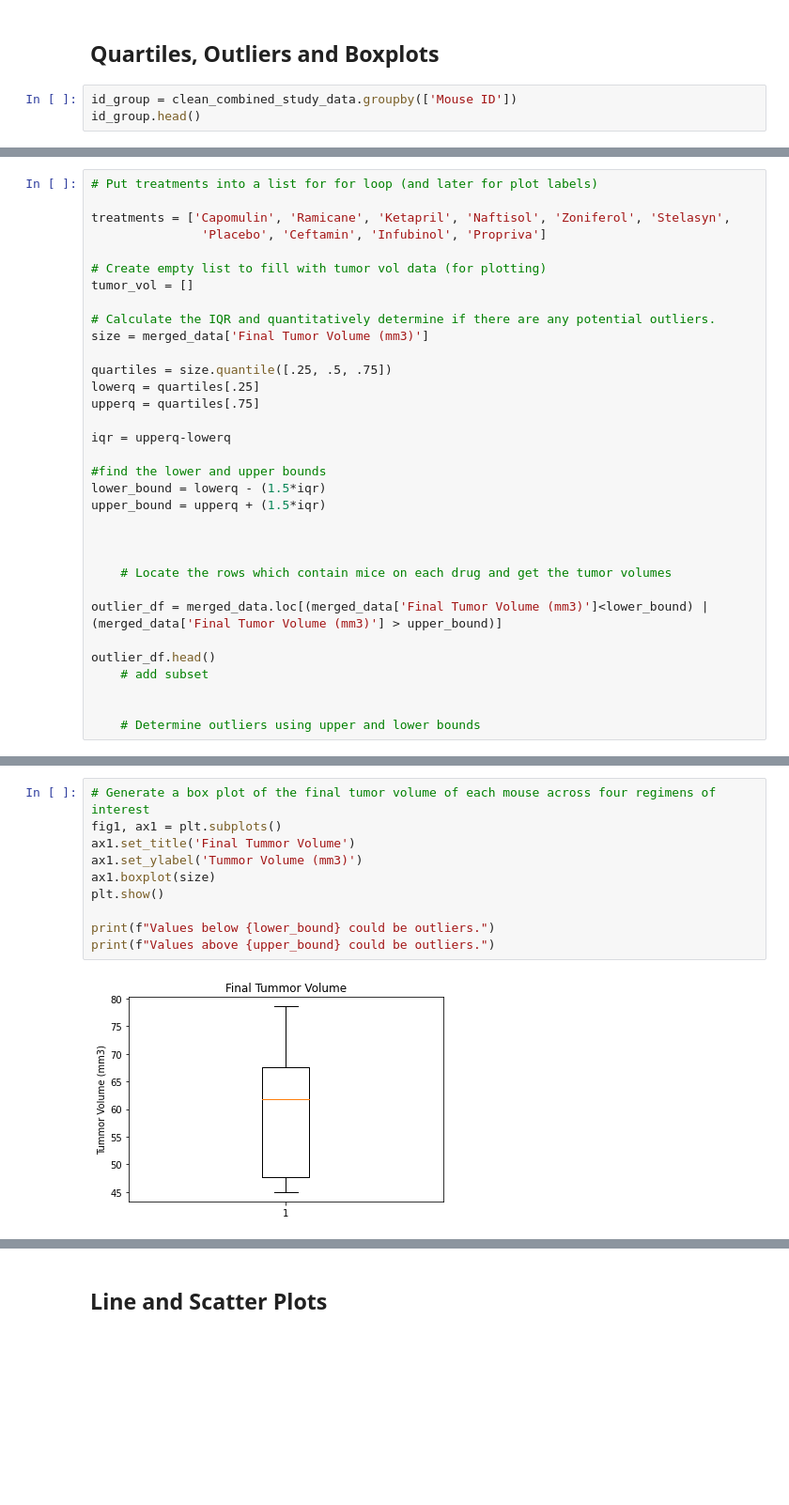
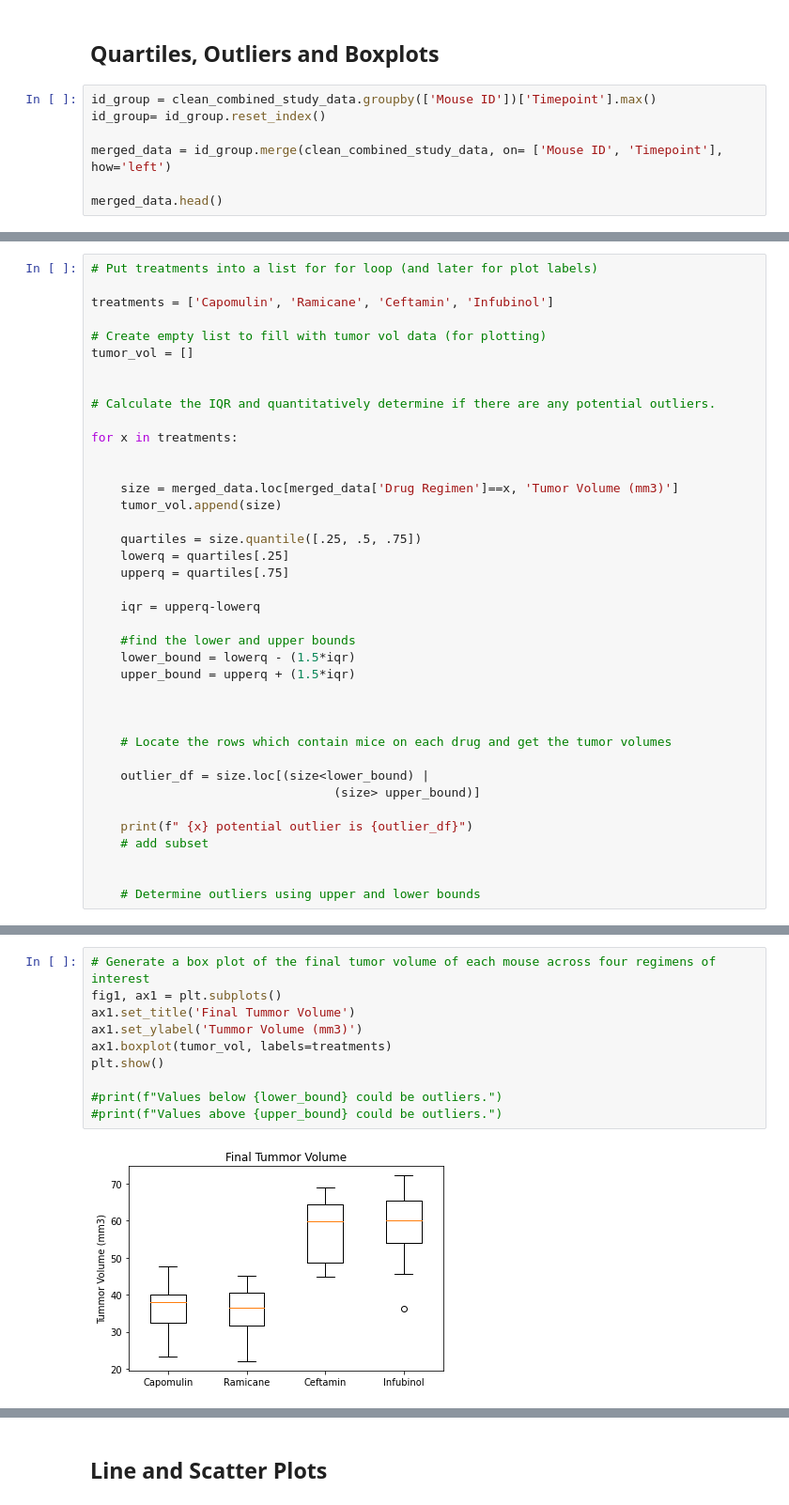
Before and after one commit to hamiltojogo/pymaceutical_tumor_treatment_analysis, a Jupyter notebook: pymaceuticals_starter.ipynb, the cells around one changed output, grey strips where cells are left out. Shown at 94% size. Drawn from its saved outputs; the diff is of its cells as text; blank space fills up the shorter version.

Commit message:
correcting errors to the final tumor vol and outlier calculations

```diff
--- a/pymaceuticals_starter.ipynb
+++ b/pymaceuticals_starter.ipynb
@@ -238,6 +238,10 @@ plt.show()
 # %% [markdown]
 ## Quartiles, Outliers and Boxplots
 # %%
-id_group = clean_combined_study_data.groupby(['Mouse ID'])
-id_group.head()
+id_group = clean_combined_study_data.groupby(['Mouse ID'])['Timepoint'].max()
+id_group= id_group.reset_index()
+
+merged_data = id_group.merge(clean_combined_study_data, on= ['Mouse ID', 'Timepoint'], how='left')
+
+merged_data.head()
 # %% [output]
@@ -288,32 +254,38 @@ merged_data.head()
 # %%
 # Put treatments into a list for for loop (and later for plot labels)
 
-treatments = ['Capomulin', 'Ramicane', 'Ketapril', 'Naftisol', 'Zoniferol', 'Stelasyn',
-               'Placebo', 'Ceftamin', 'Infubinol', 'Propriva']
+treatments = ['Capomulin', 'Ramicane', 'Ceftamin', 'Infubinol']
 
 # Create empty list to fill with tumor vol data (for plotting)
 tumor_vol = []
 
+
 # Calculate the IQR and quantitatively determine if there are any potential outliers.
-size = merged_data['Final Tumor Volume (mm3)']
 
-quartiles = size.quantile([.25, .5, .75])
-lowerq = quartiles[.25]
-upperq = quartiles[.75]
+for x in treatments:
 
-iqr = upperq-lowerq
 
-#find the lower and upper bounds
-lower_bound = lowerq - (1.5*iqr)
-upper_bound = upperq + (1.5*iqr)
+    size = merged_data.loc[merged_data['Drug Regimen']==x, 'Tumor Volume (mm3)']
+    tumor_vol.append(size)
+
+    quartiles = size.quantile([.25, .5, .75])
+    lowerq = quartiles[.25]
+    upperq = quartiles[.75]
+
+    iqr = upperq-lowerq
+
+    #find the lower and upper bounds
+    lower_bound = lowerq - (1.5*iqr)
+    upper_bound = upperq + (1.5*iqr)
 
 
 
     # Locate the rows which contain mice on each drug and get the tumor volumes
 
-outlier_df = merged_data.loc[(merged_data['Final Tumor Volume (mm3)']<lower_bound) | (merged_data['Final Tumor Volume (mm3)'] > upper_bound)]
+    outlier_df = size.loc[(size<lower_bound) |
+                                 (size> upper_bound)]
 
-outlier_df.head()
+    print(f" {x} potential outlier is {outlier_df}")
     # add subset
 
 
@@ -323,12 +299,12 @@ outlier_df.head()
 # %%
 # Generate a box plot of the final tumor volume of each mouse across four regimens of interest
 fig1, ax1 = plt.subplots()
 ax1.set_title('Final Tummor Volume')
 ax1.set_ylabel('Tummor Volume (mm3)')
-ax1.boxplot(size)
+ax1.boxplot(tumor_vol, labels=treatments)
 plt.show()
 
-print(f"Values below {lower_bound} could be outliers.")
-print(f"Values above {upper_bound} could be outliers.")
+#print(f"Values below {lower_bound} could be outliers.")
+#print(f"Values above {upper_bound} could be outliers.")
 # %% [output]
-[figure, old version]
+[figure, new version]
```
Also changed, not shown: parts of 7 cells of this notebook.
